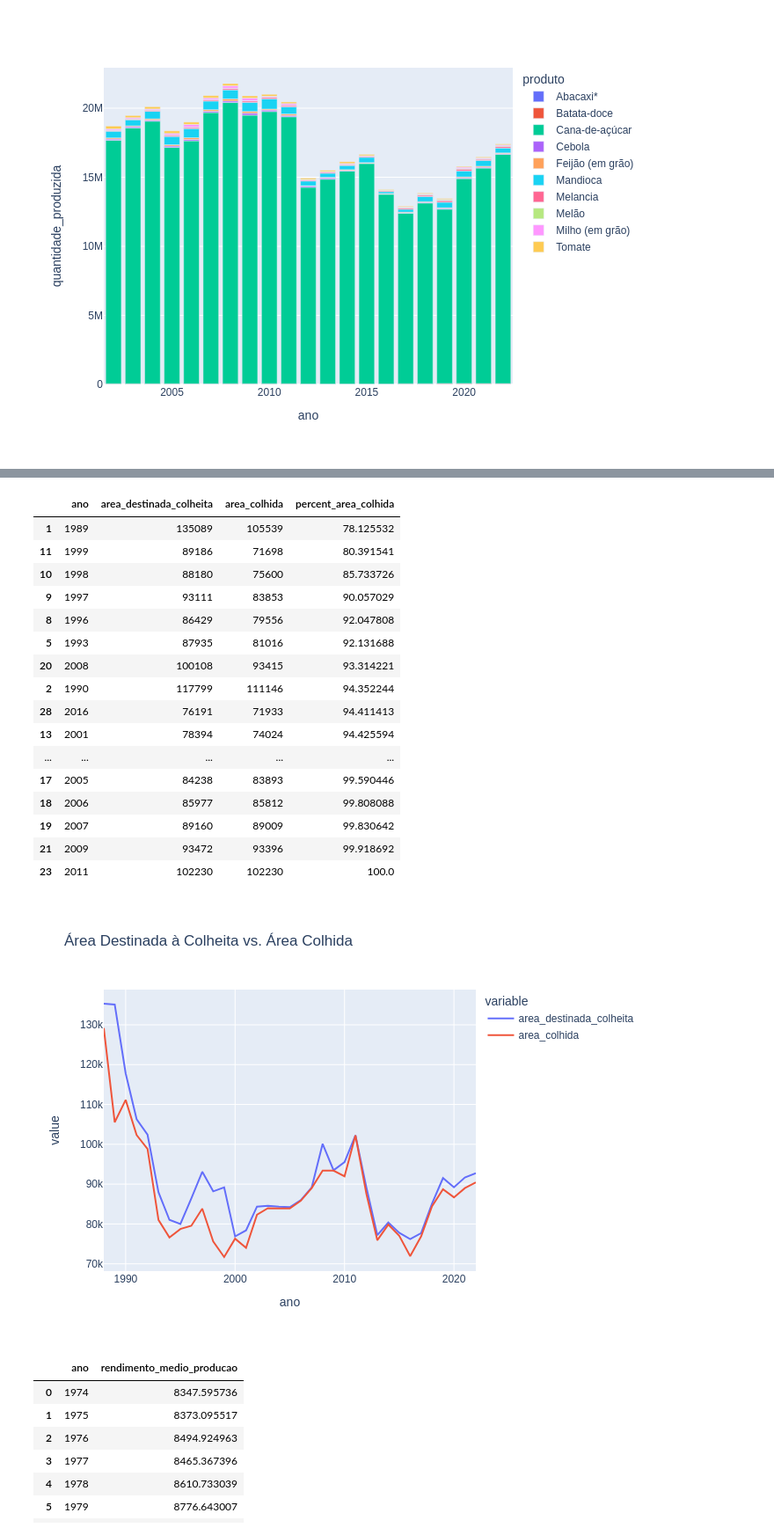
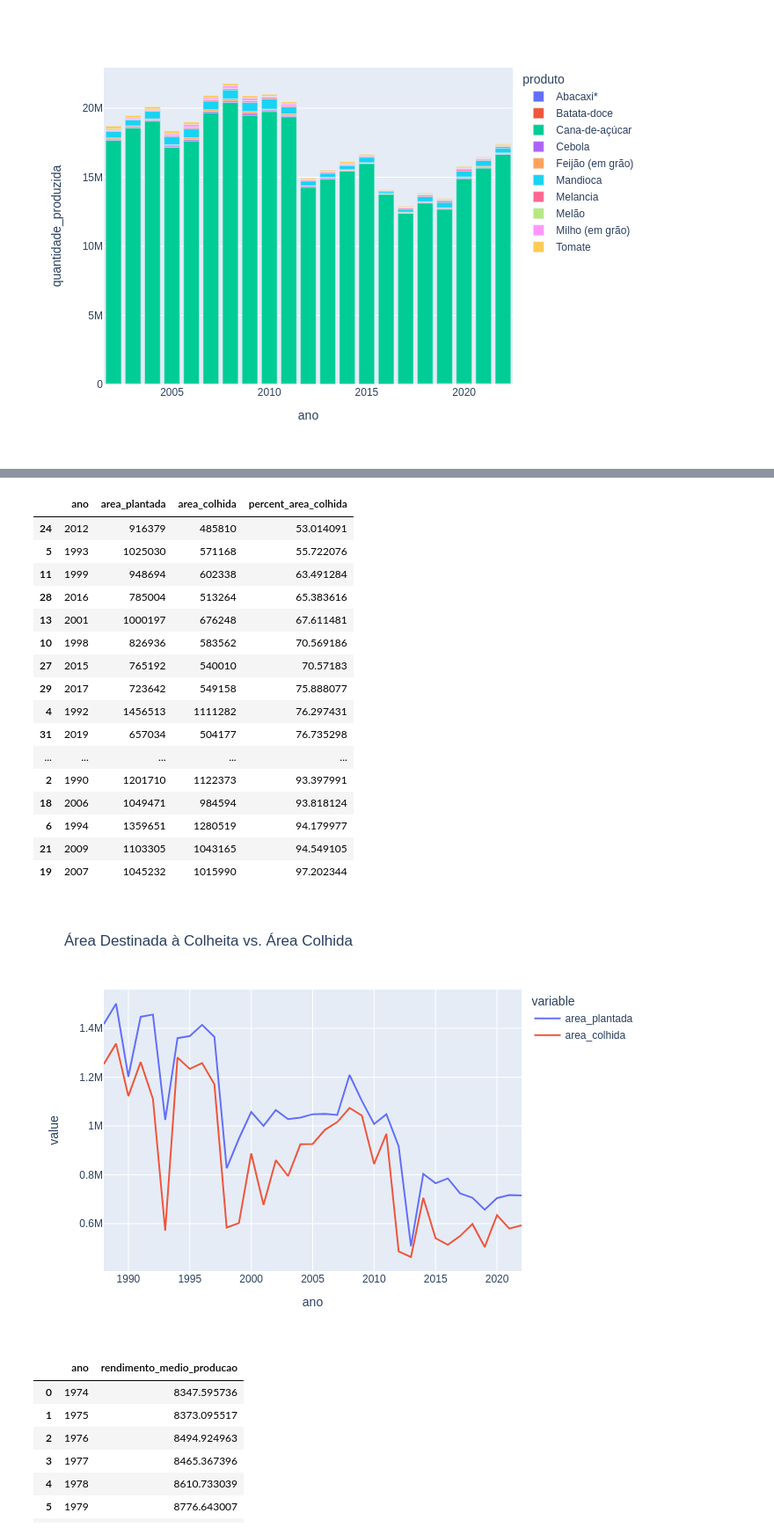
Before and after one commit to luizantoniont/analises-exploratorias-dados, a Jupyter notebook: EDA_pam_temporarias.ipynb, the cells around one changed output, grey strips where cells are left out. Shown at 88% size. Cells and saved outputs as stored; diff of their text form; code cells hidden in the pictures.

```diff
--- a/EDA_pam_temporarias.ipynb
+++ b/EDA_pam_temporarias.ipynb
@@ -231,6 +235,6 @@ fig.show('png')
 # %% [output]
 [figure]
 # %%
-df_area_por_ano = df[df['ano'] > 1987].groupby('ano')[['area_destinada_colheita', 'area_colhida']].sum().reset_index()
+df_area_por_ano = df[df['ano'] > 1987].groupby('ano')[['area_plantada', 'area_colhida']].sum().reset_index()
 df_area_por_ano
 # %% [output]
@@ -238,5 +258,5 @@ KeyError: "Columns not found: 'area_destinada_colheita'"
 # %%
-percent_area_colhida = (df_area_por_ano['area_colhida'] / df_area_por_ano['area_destinada_colheita']) * 100
+percent_area_colhida = (df_area_por_ano['area_colhida'] / df_area_por_ano['area_plantada']) * 100
 percent_area_colhida
 # %% [output]
 |  | 0 |
@@ -281,29 +301,29 @@ df_area_por_ano
 # %%
 df_area_por_ano.sort_values('percent_area_colhida', ascending=True)
 # %% [output]
-|  | ano | area_destinada_colheita | area_colhida | percent_area_colhida |
-| 1 | 1989 | 135089 | 105539 | 78.125532 |
-| 11 | 1999 | 89186 | 71698 | 80.391541 |
-| 10 | 1998 | 88180 | 75600 | 85.733726 |
-| 9 | 1997 | 93111 | 83853 | 90.057029 |
-| 8 | 1996 | 86429 | 79556 | 92.047808 |
-| 5 | 1993 | 87935 | 81016 | 92.131688 |
-| 20 | 2008 | 100108 | 93415 | 93.314221 |
-| 2 | 1990 | 117799 | 111146 | 94.352244 |
-| 28 | 2016 | 76191 | 71933 | 94.411413 |
-| 13 | 2001 | 78394 | 74024 | 94.425594 |
+|  | ano | area_plantada | area_colhida | percent_area_colhida |
+| 24 | 2012 | 916379 | 485810 | 53.014091 |
+| 5 | 1993 | 1025030 | 571168 | 55.722076 |
+| 11 | 1999 | 948694 | 602338 | 63.491284 |
+| 28 | 2016 | 785004 | 513264 | 65.383616 |
+| 13 | 2001 | 1000197 | 676248 | 67.611481 |
+| 10 | 1998 | 826936 | 583562 | 70.569186 |
+| 27 | 2015 | 765192 | 540010 | 70.57183 |
+| 29 | 2017 | 723642 | 549158 | 75.888077 |
+| 4 | 1992 | 1456513 | 1111282 | 76.297431 |
+| 31 | 2019 | 657034 | 504177 | 76.735298 |
 | ... | ... | ... | ... | ... |
-| 17 | 2005 | 84238 | 83893 | 99.590446 |
-| 18 | 2006 | 85977 | 85812 | 99.808088 |
-| 19 | 2007 | 89160 | 89009 | 99.830642 |
-| 21 | 2009 | 93472 | 93396 | 99.918692 |
-| 23 | 2011 | 102230 | 102230 | 100.0 |
+| 2 | 1990 | 1201710 | 1122373 | 93.397991 |
+| 18 | 2006 | 1049471 | 984594 | 93.818124 |
+| 6 | 1994 | 1359651 | 1280519 | 94.179977 |
+| 21 | 2009 | 1103305 | 1043165 | 94.549105 |
+| 19 | 2007 | 1045232 | 1015990 | 97.202344 |
 # %%
-fig = px.line(df_area_por_ano, x='ano', y=['area_destinada_colheita', 'area_colhida'],
+fig = px.line(df_area_por_ano, x='ano', y=['area_plantada', 'area_colhida'],
               title='Área Destinada à Colheita vs. Área Colhida')
 fig.show('png')
 # %% [output]
-[figure, old version]
+[figure, new version]
 # %%
 rendimento_medio_por_ano = df.groupby('ano')['rendimento_medio_producao'].mean().reset_index()
 rendimento_medio_por_ano
```
Also changed, not shown: parts of 8 cells of this notebook.
